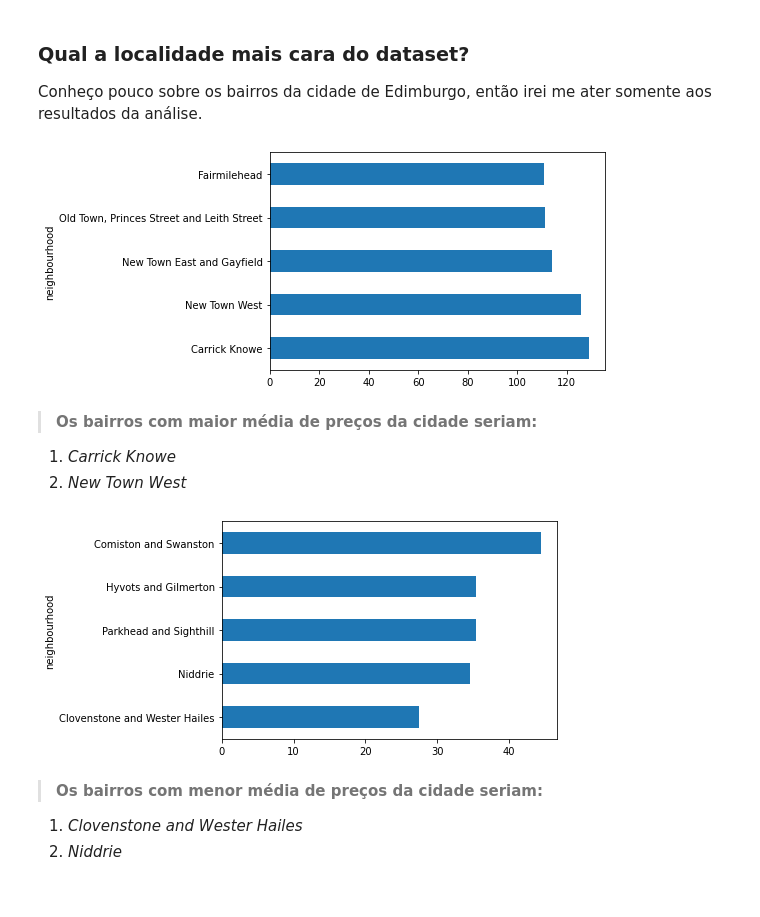
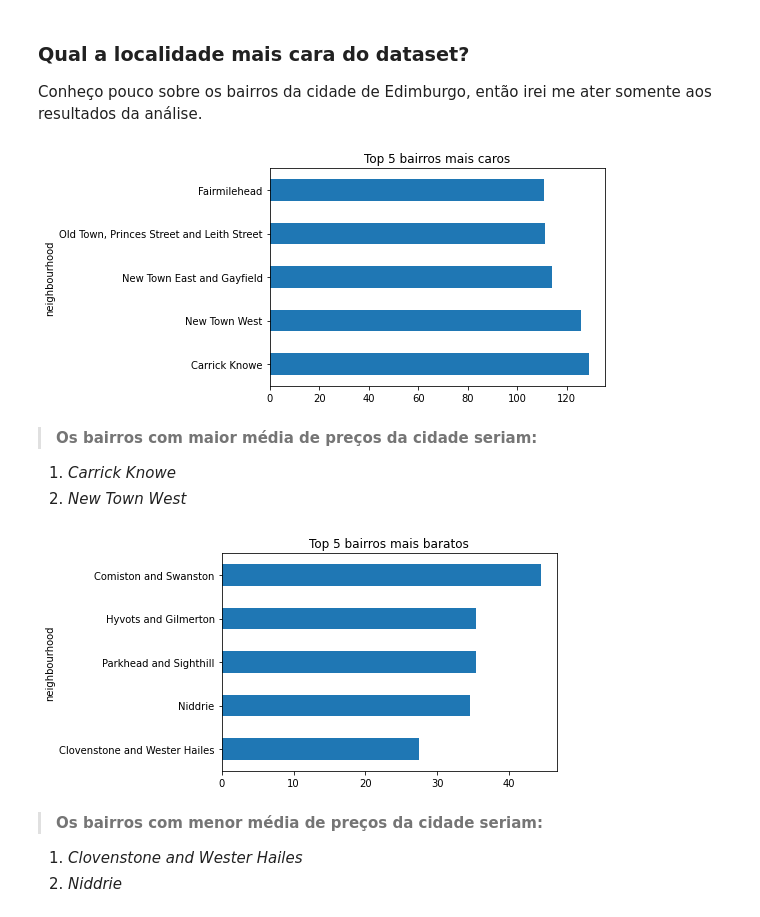
Before and after one commit to eubrunoosouza/Airbnb_DS_project, a Jupyter notebook: PROJETO_AIRBNB_EDIMBURGO.ipynb, the cells around one changed output. Drawn from its saved outputs; the diff is of its cells as text; code cells hidden in the pictures.

```diff
--- a/PROJETO_AIRBNB_EDIMBURGO.ipynb
+++ b/PROJETO_AIRBNB_EDIMBURGO.ipynb
@@ -554,9 +555,10 @@ Conheço pouco sobre os bairros da cidade de Edimburgo, então irei me ater some
 # %%
 # ver média de preços por bairros na cidade
 
 df_clean.groupby(['neighbourhood']).price.mean().sort_values(ascending=False)[:5].plot(kind='barh');
+plt.title('Top 5 bairros mais caros');
 # %% [output]
-[figure, old version]
+[figure, new version]
 # %% [markdown]
 
 
@@ -567,8 +569,9 @@ df_clean.groupby(['neighbourhood']).price.mean().sort_values(ascending=False)[:5
 # ver bairros mais baratos
 
 df_clean.groupby(['neighbourhood']).price.mean().sort_values(ascending=True)[:5].plot(kind='barh');
+plt.title('Top 5 bairros mais baratos');
 # %% [output]
-[figure, old version]
+[figure, new version]
 # %% [markdown]
 > **Os bairros com menor média de preços da cidade seriam:**
 1.  *Clovenstone and Wester Hailes*
```
Also changed, not shown: parts of 3 cells of this notebook.
